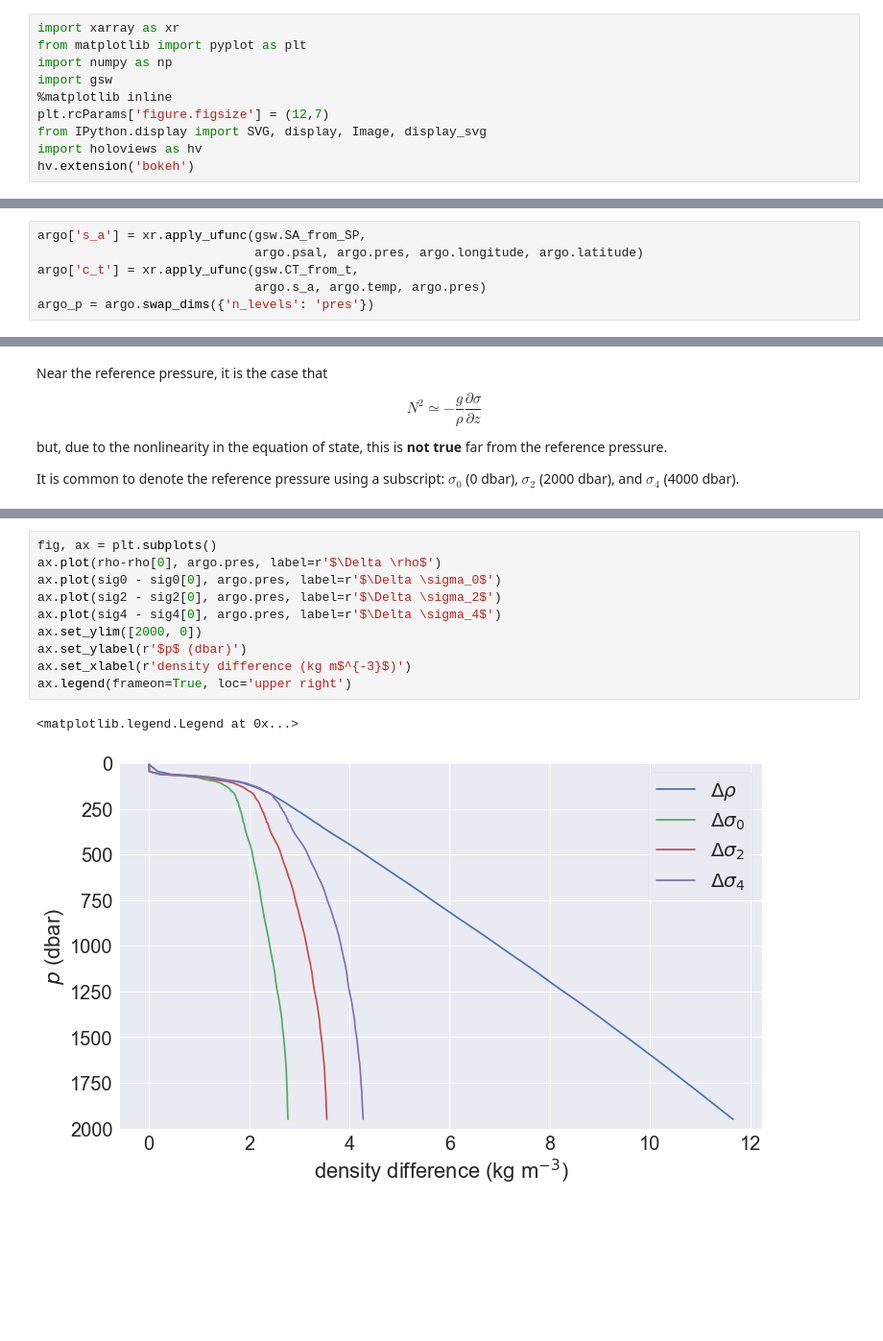
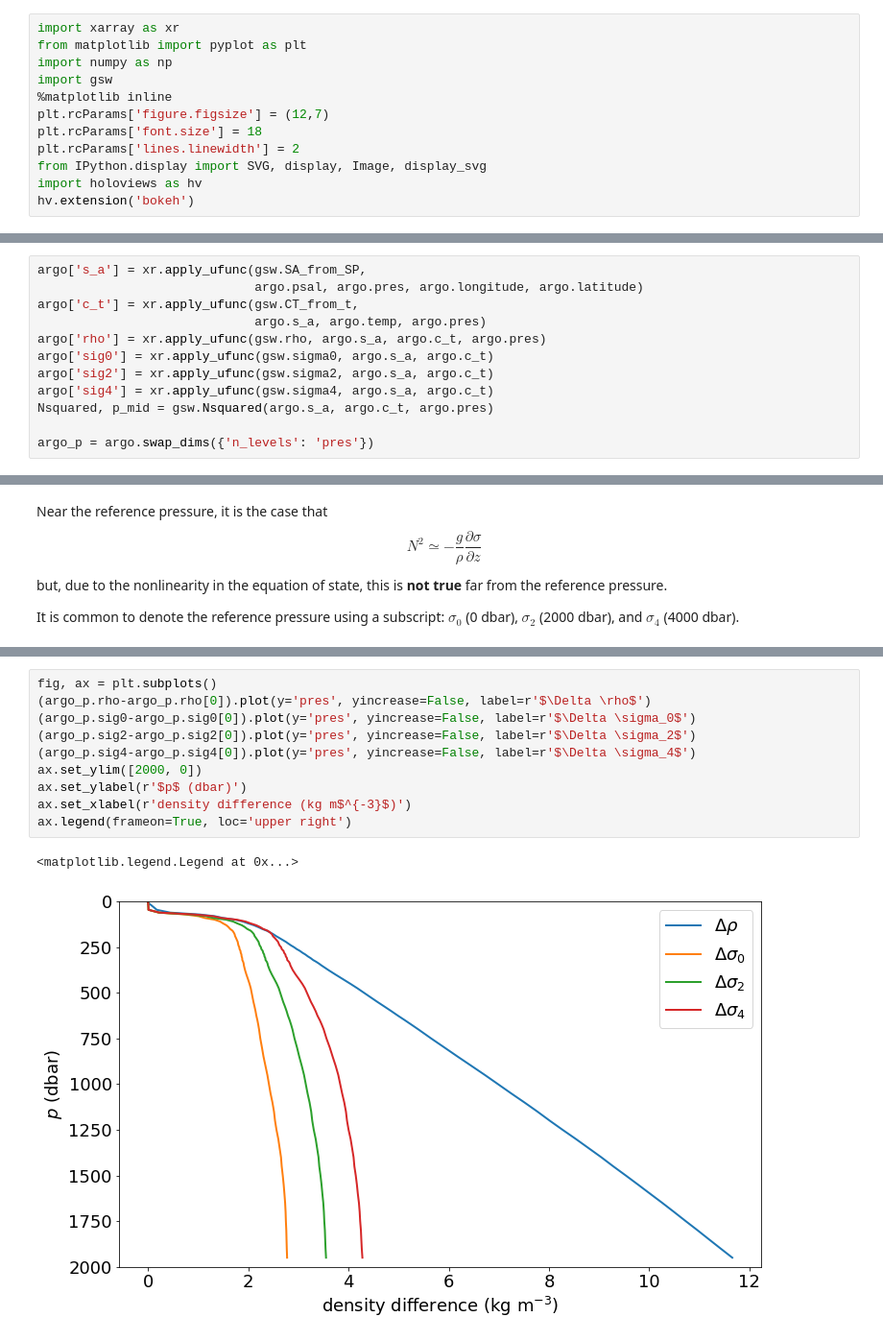
Before and after one commit to rabernat/intro_to_physical_oceanography, a Jupyter notebook: lectures/02-b_the_water_column.ipynb, the cells around one changed output, grey strips where cells are left out. Shown: that part at 96% size. Saved outputs shown, nothing was run; the diff lists cells and outputs as text; blank space fills up the shorter version.

```diff
--- a/lectures/02-b_the_water_column.ipynb
+++ b/lectures/02-b_the_water_column.ipynb
@@ -7,6 +7,8 @@ import numpy as np
 import gsw
 %matplotlib inline
 plt.rcParams['figure.figsize'] = (12,7)
+plt.rcParams['font.size'] = 18
+plt.rcParams['lines.linewidth'] = 2
 from IPython.display import SVG, display, Image, display_svg
 import holoviews as hv
 hv.extension('bokeh')
@@ -63,6 +65,12 @@ argo['s_a'] = xr.apply_ufunc(gsw.SA_from_SP,
                              argo.psal, argo.pres, argo.longitude, argo.latitude)
 argo['c_t'] = xr.apply_ufunc(gsw.CT_from_t,
                              argo.s_a, argo.temp, argo.pres)
+argo['rho'] = xr.apply_ufunc(gsw.rho, argo.s_a, argo.c_t, argo.pres)
+argo['sig0'] = xr.apply_ufunc(gsw.sigma0, argo.s_a, argo.c_t)
+argo['sig2'] = xr.apply_ufunc(gsw.sigma2, argo.s_a, argo.c_t)
+argo['sig4'] = xr.apply_ufunc(gsw.sigma4, argo.s_a, argo.c_t)
+Nsquared, p_mid = gsw.Nsquared(argo.s_a, argo.c_t, argo.pres)
+
 argo_p = argo.swap_dims({'n_levels': 'pres'})
 # %%
 fig, ax = plt.subplots(ncols=2, figsize=(15,6))
@@ -208,16 +210,16 @@ fig
 # %%
 fig, ax = plt.subplots()
-ax.plot(rho-rho[0], argo.pres, label=r'$\Delta \rho$')
-ax.plot(sig0 - sig0[0], argo.pres, label=r'$\Delta \sigma_0$')
-ax.plot(sig2 - sig2[0], argo.pres, label=r'$\Delta \sigma_2$')
-ax.plot(sig4 - sig4[0], argo.pres, label=r'$\Delta \sigma_4$')
+(argo_p.rho-argo_p.rho[0]).plot(y='pres', yincrease=False, label=r'$\Delta \rho$')
+(argo_p.sig0-argo_p.sig0[0]).plot(y='pres', yincrease=False, label=r'$\Delta \sigma_0$')
+(argo_p.sig2-argo_p.sig2[0]).plot(y='pres', yincrease=False, label=r'$\Delta \sigma_2$')
+(argo_p.sig4-argo_p.sig4[0]).plot(y='pres', yincrease=False, label=r'$\Delta \sigma_4$')
 ax.set_ylim([2000, 0])
 ax.set_ylabel(r'$p$ (dbar)')
 ax.set_xlabel(r'density difference (kg m$^{-3}$)')
 ax.legend(frameon=True, loc='upper right')
 # %% [output]
 <matplotlib.legend.Legend at 0x...>
-[figure, old version]
+[figure, new version]
 # %%
 fig
 # %% [output]
```
Also changed, not shown: parts of 14 cells of this notebook, 3 other files.
